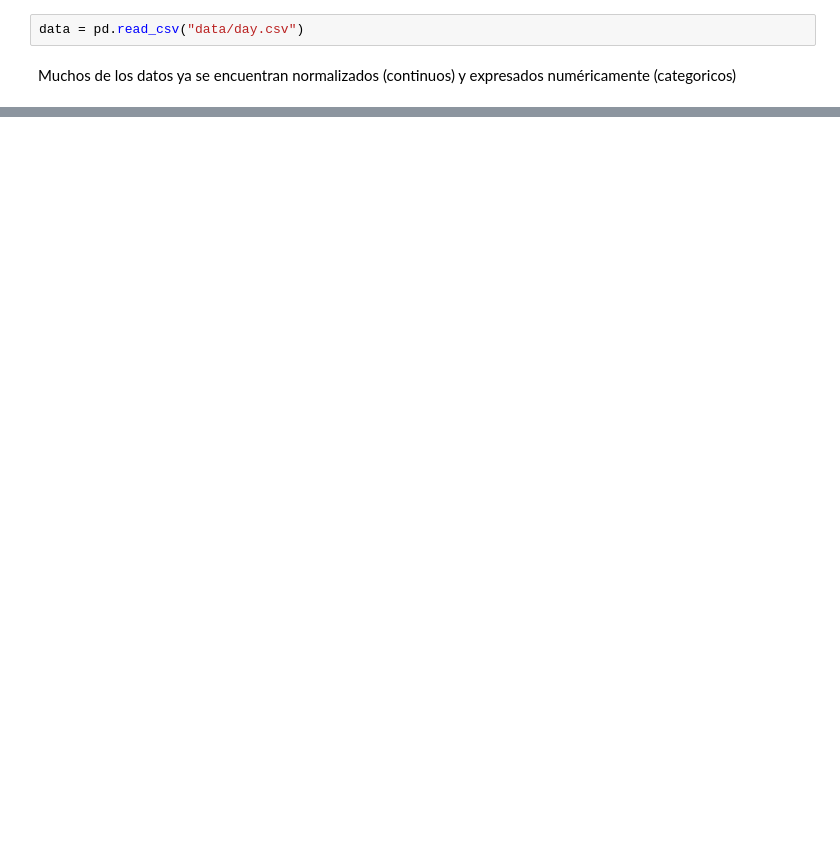
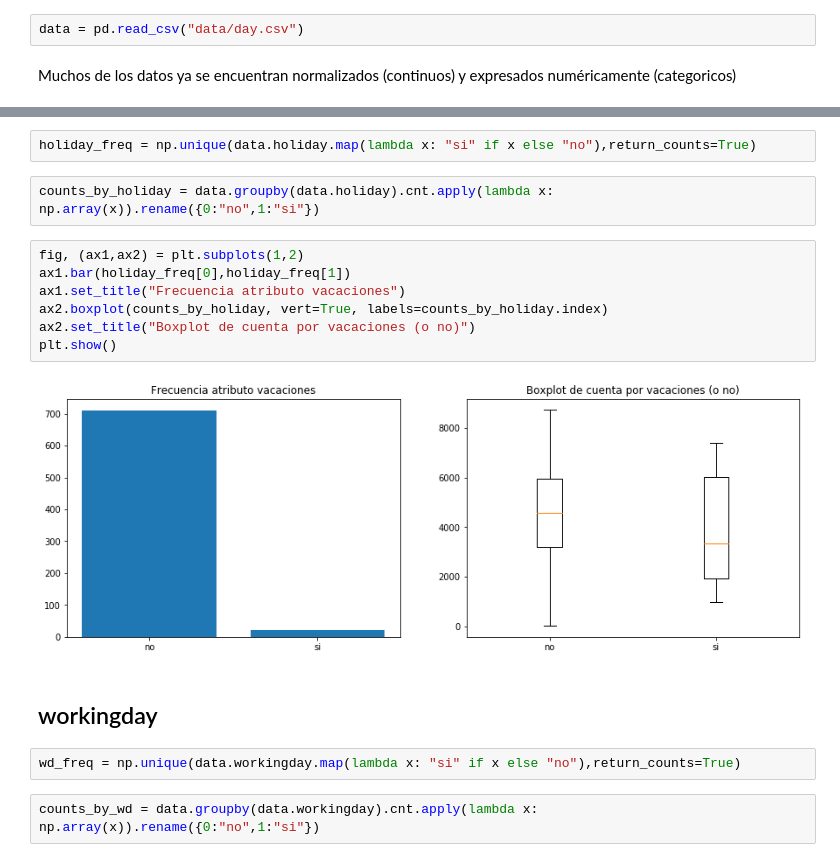
Before and after one commit to es2812/bikerentingreg, a Jupyter notebook: Data Exploration.ipynb, the cells around one changed output, grey strips where cells are left out. Cells and saved outputs as stored; diff of their text form; blank space fills up the shorter version.

```diff
--- a/Data Exploration.ipynb
+++ b/Data Exploration.ipynb
@@ -55,0 +77,19 @@ data
+# %%
+holiday_freq = np.unique(data.holiday.map(lambda x: "si" if x else "no"),return_counts=True)
+# %%
+counts_by_holiday = data.groupby(data.holiday).cnt.apply(lambda x: np.array(x)).rename({0:"no",1:"si"})
+# %%
+fig, (ax1,ax2) = plt.subplots(1,2)
+ax1.bar(holiday_freq[0],holiday_freq[1])
+ax1.set_title("Frecuencia atributo vacaciones")
+ax2.boxplot(counts_by_holiday, vert=True, labels=counts_by_holiday.index)
+ax2.set_title("Boxplot de cuenta por vacaciones (o no)")
+plt.show()
+# %% [output]
+[figure, added]
+# %% [markdown]
+## workingday
+# %%
+wd_freq = np.unique(data.workingday.map(lambda x: "si" if x else "no"),return_counts=True)
+# %%
+counts_by_wd = data.groupby(data.workingday).cnt.apply(lambda x: np.array(x)).rename({0:"no",1:"si"})
```
Also changed, not shown: parts of 41 cells of this notebook, 1 other file.
